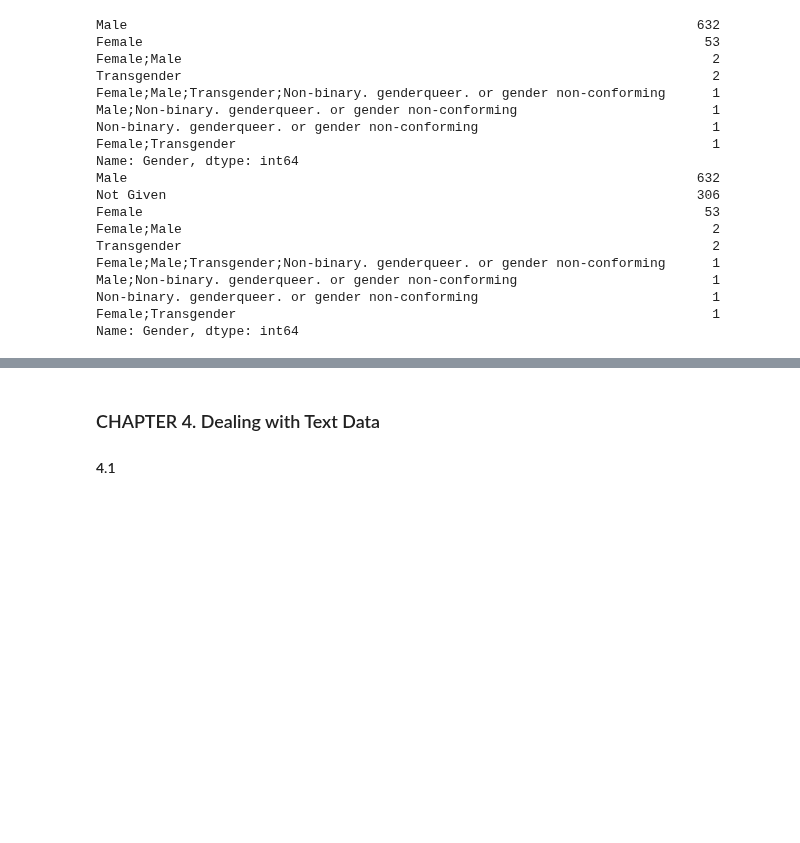
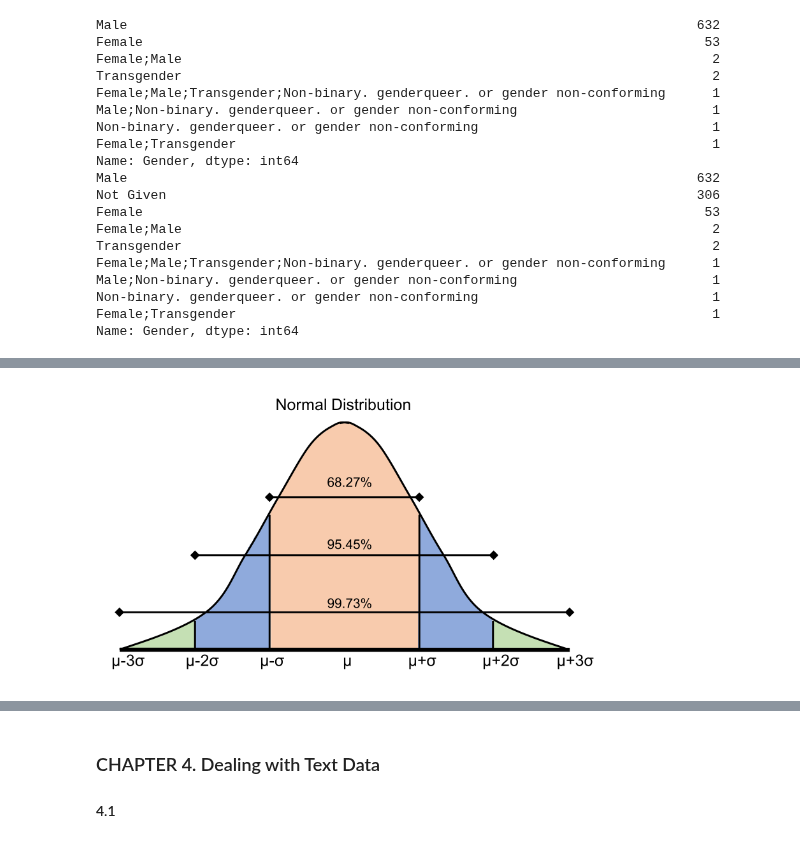
Before and after one commit to GuoweiYang19891101/datacamp_machine_learning_scientist_python, a Jupyter notebook: 10_feature_engineering.ipynb, the cells around one changed output, grey strips where cells are left out. Drawn from its saved outputs; the diff is of its cells as text; code cells hidden in the pictures; blank space fills up the shorter version.

```diff
--- a/10_feature_engineering.ipynb
+++ b/10_feature_engineering.ipynb
@@ -372,0 +510,6 @@ Name: Gender, dtype: int64
+# %%
+# display common plots
+from IPython import display
+display.Image('Images/10_normal_distribution.PNG')
+# %% [output]
+[figure, added]
```
Also changed, not shown: parts of 15 cells of this notebook, 3 other files.
